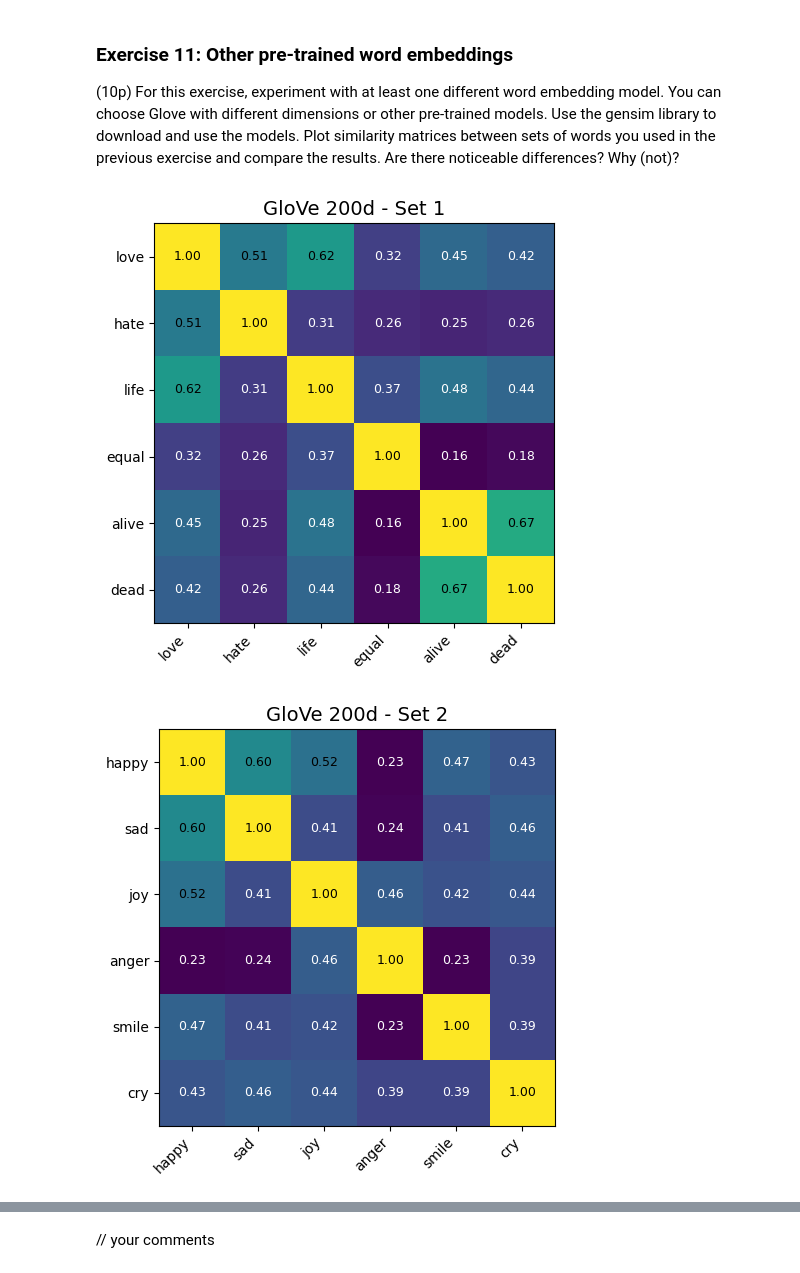
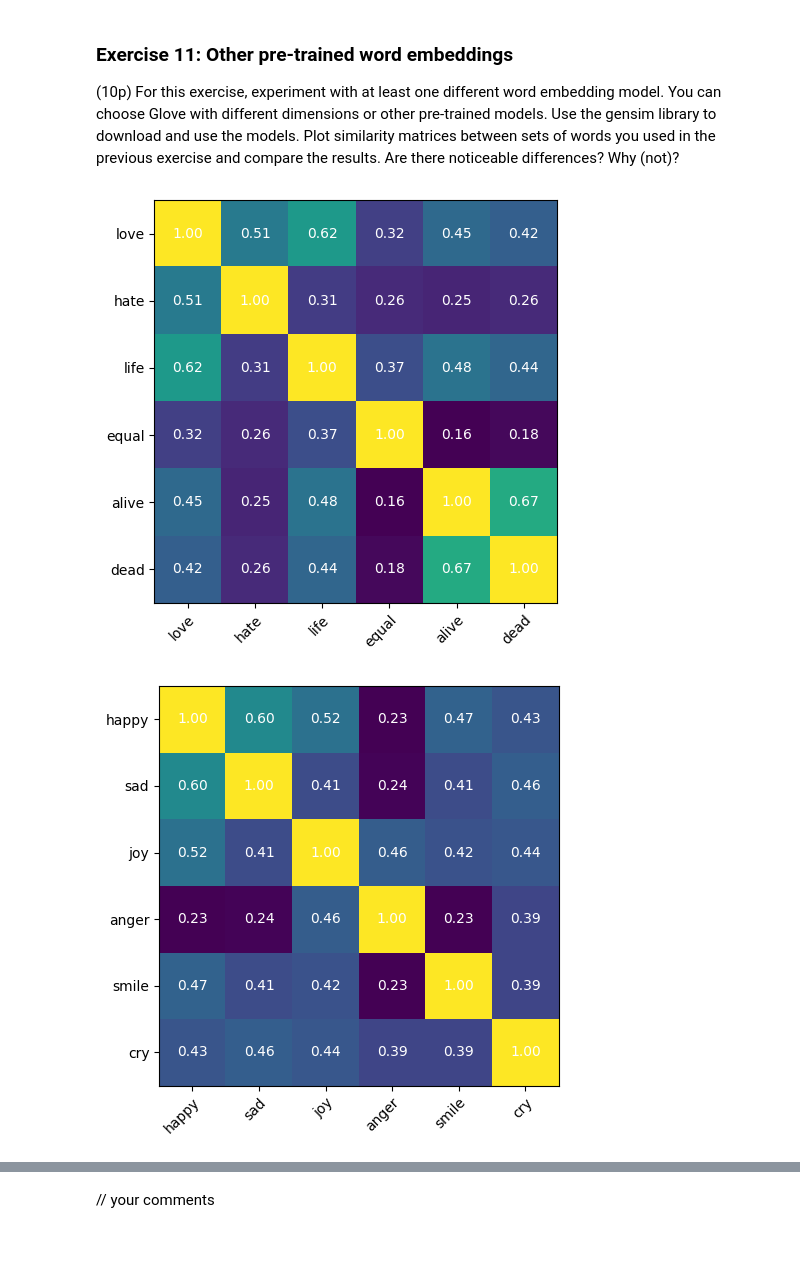
Before and after one commit to egeozm/NLP-Project, a Jupyter notebook: lab2_empty.ipynb, the cells around one changed output, grey strips where cells are left out. Drawn from its saved outputs; the diff is of its cells as text; code cells hidden in the pictures; blank space fills up the shorter version.

```diff
--- a/lab2_empty.ipynb
+++ b/lab2_empty.ipynb
@@ -1170,46 +1071,28 @@ plot_similarity_matrix(similarity_matrix3, list_of_words3)
 Plot similarity matrices between sets of words you used in the previous exercise and compare the results. Are there noticeable differences? Why (not)?
 # %%
 #### YOUR CODE HERE
-import gensim.downloader as api
-
 glove_200 = api.load("glove-wiki-gigaword-200")
-
-def plot_similarity_matrix(similarity_matrix, words, title="Word Similarity Matrix"):
-    plt.figure(figsize=(6, 5))
-    plt.imshow(similarity_matrix, interpolation='nearest', cmap='viridis')
-    plt.title(title, fontsize=14)
-    plt.xticks(np.arange(len(words)), words, rotation=45, ha='right', fontsize=10)
-    plt.yticks(np.arange(len(words)), words, fontsize=10)
-
-    for i in range(len(words)):
-        for j in range(len(words)):
-            value = similarity_matrix[i, j]
-            plt.text(j, i, f"{value:.2f}", ha='center', va='center',
-                     color='white' if value < 0.5 else 'black', fontsize=9)
-
-    plt.tight_layout()
-    plt.show()
 
 def fill_matrix(similarity_matrix, list_of_words, model):
     for i in range(len(list_of_words)):
         for j in range(len(list_of_words)):
             try:
                 similarity_matrix[i, j] = model.similarity(list_of_words[i], list_of_words[j])
             except KeyError:
                 similarity_matrix[i, j] = 0.0
 
 sim_matrix1_200 = np.zeros((len(list_of_words1), len(list_of_words1)))
 sim_matrix2_200 = np.zeros((len(list_of_words2), len(list_of_words2)))
 sim_matrix3_200 = np.zeros((len(list_of_words3), len(list_of_words3)))
 
 fill_matrix(sim_matrix1_200, list_of_words1, glove_200)
 fill_matrix(sim_matrix2_200, list_of_words2, glove_200)
 fill_matrix(sim_matrix3_200, list_of_words3, glove_200)
 
-plot_similarity_matrix(sim_matrix1_200, list_of_words1, title="GloVe 200d - Set 1")
-plot_similarity_matrix(sim_matrix2_200, list_of_words2, title="GloVe 200d - Set 2")
-plot_similarity_matrix(sim_matrix3_200, list_of_words3, title="GloVe 200d - Set 3")
+plot_similarity_matrix(sim_matrix1_200, list_of_words1)
+plot_similarity_matrix(sim_matrix2_200, list_of_words2)
+plot_similarity_matrix(sim_matrix3_200, list_of_words3)
 ### YOUR CODE ENDS HERE
 # %% [output]
-[figure, old version]
+[figure, new version]
-[figure, old version]
+[figure, new version]
```
Also changed, not shown: parts of 39 cells of this notebook, 1 other file.
